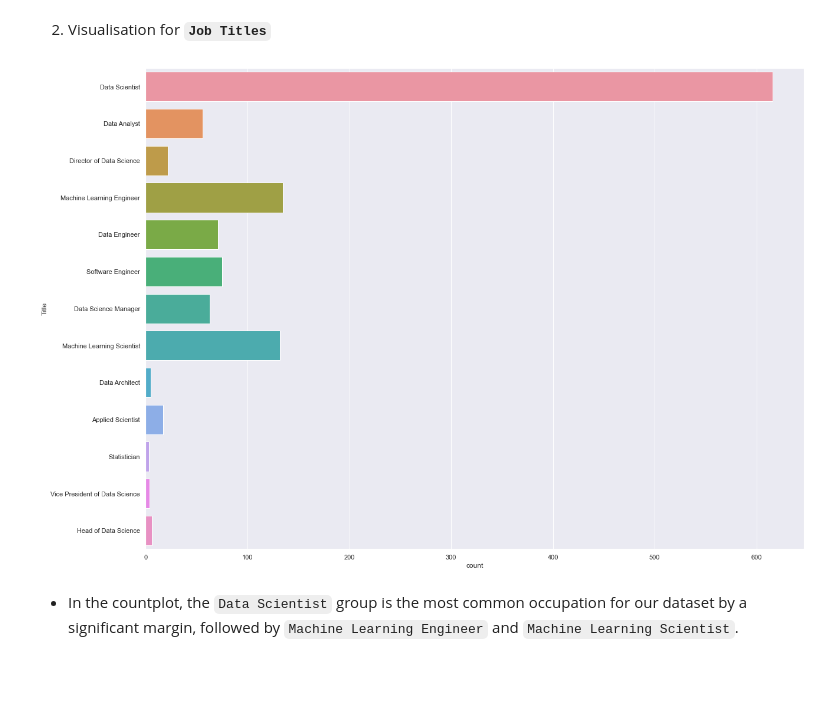
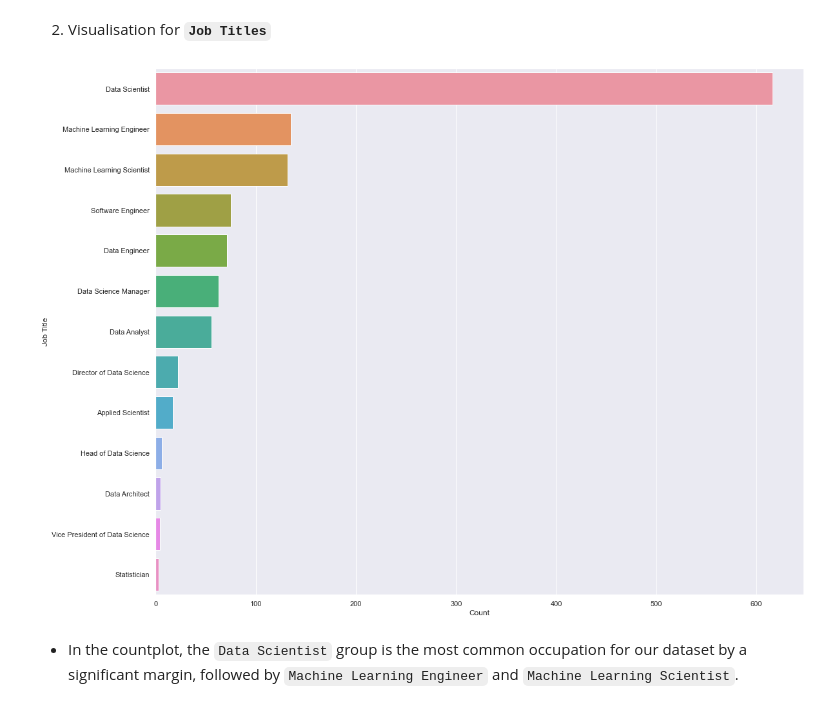
Before and after one commit to Junzhee/SC1015, a Jupyter notebook: mini_project/Data Science Job Postings and Salaries Analysis.ipynb, the cells around one changed output. Saved outputs shown, nothing was run; the diff lists cells and outputs as text; code cells hidden in the pictures; blank space fills up the shorter version.

```diff
--- a/mini_project/Data Science Job Postings and Salaries Analysis.ipynb
+++ b/mini_project/Data Science Job Postings and Salaries Analysis.ipynb
@@ -217,12 +203,18 @@ Number of unqiue classes in Levels : 7
 # %% [markdown]
 2. Visualisation for **`Job Titles`**
 # %%
-plt.figure(figsize=(20, 15))
+title_count = pd.DataFrame()
+title_count = df_staff.loc[:,'Title'].value_counts()
+title_count = title_count.to_frame()
+title_count['Job Title'] = title_count.index
+title_count = title_count.rename(columns = {'Title' : 'Count'})
+
+plt.figure(figsize=(18, 15))
 sns.set(font_scale = 1)
-sns.countplot(data = df_staff, y = 'Title')
+sns.barplot(data = title_count, x = 'Count', y = 'Job Title')
 plt.show()
 # %% [output]
-[figure, old version]
+[figure, new version]
 # %% [markdown]
 - In the countplot, the `Data Scientist` group is the most common occupation for our dataset by a significant margin, followed by `Machine Learning Engineer` and `Machine Learning Scientist`.
 # %%
```
Also changed, not shown: parts of 20 cells of this notebook, 5 other files.
